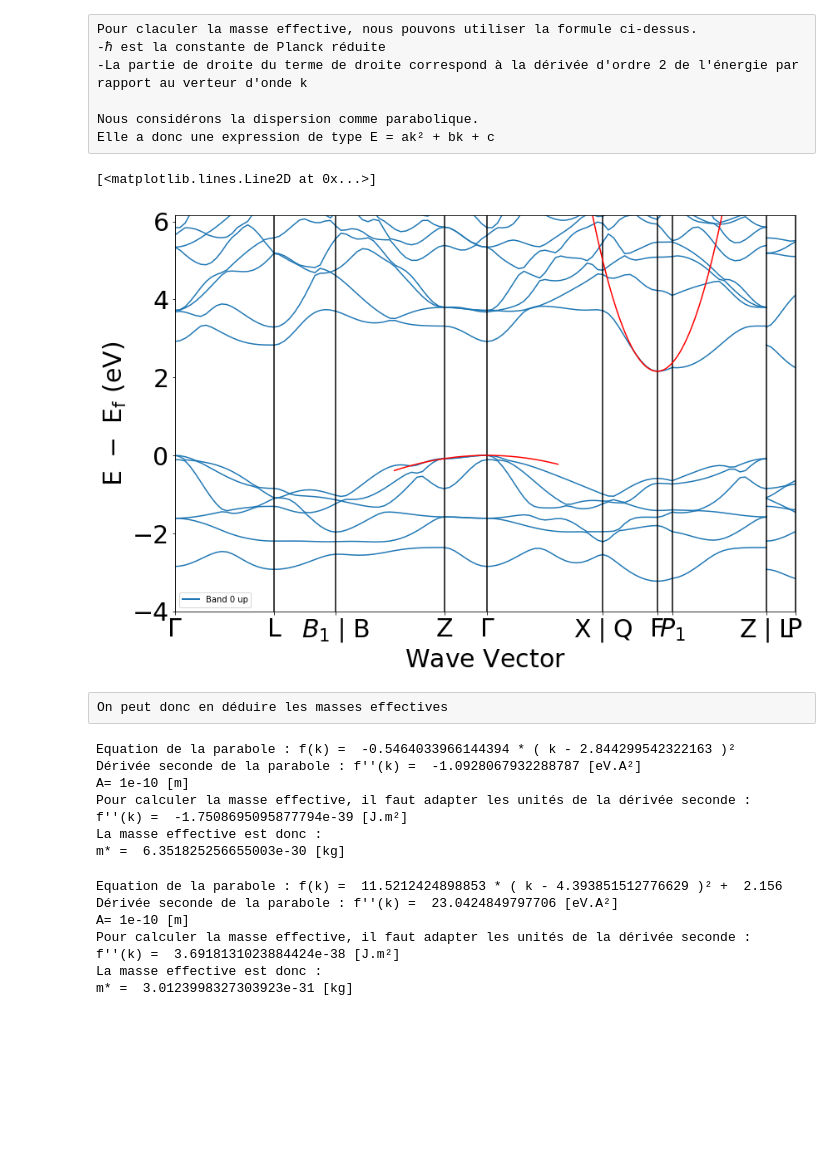
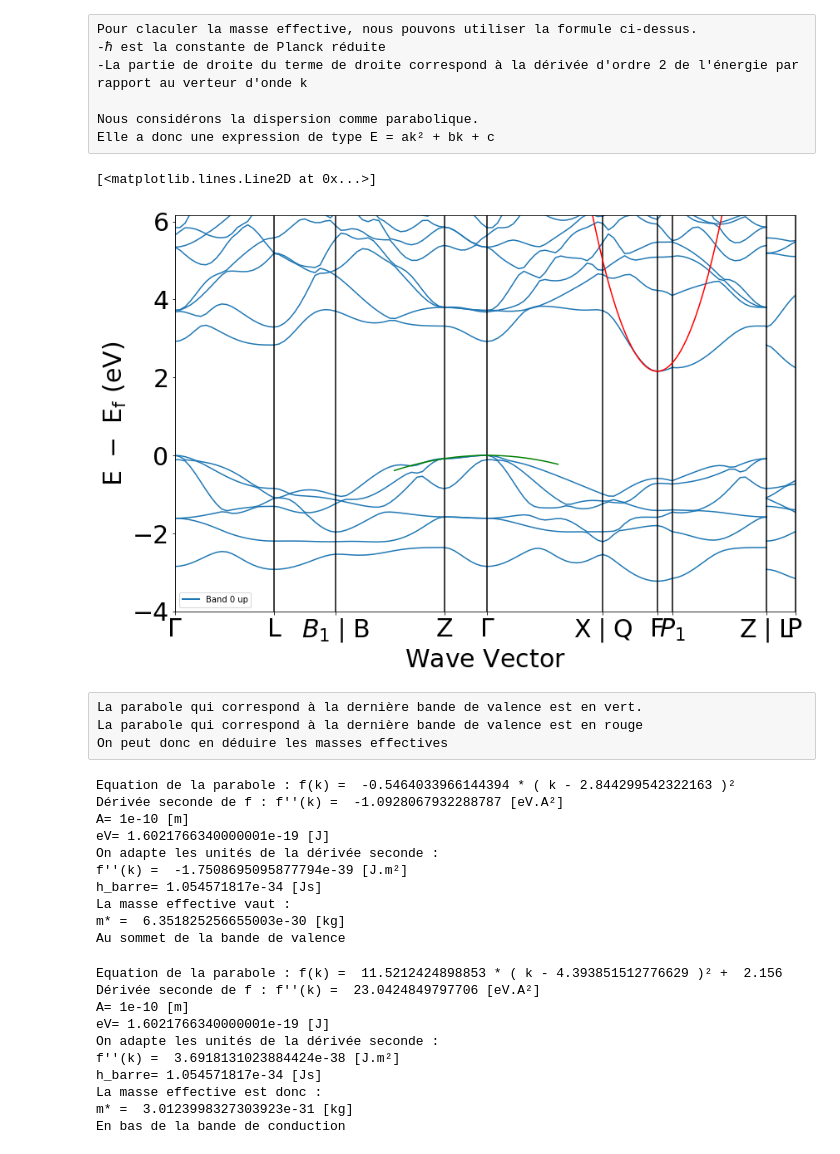
Before and after one commit to tschepers/lmapr1492, a Jupyter notebook: bands.ipynb, the cells around one changed output. Saved outputs shown, nothing was run; the diff lists cells and outputs as text; code cells hidden in the pictures; blank space fills up the shorter version.

```diff
--- a/bands.ipynb
+++ b/bands.ipynb
@@ -114,9 +114,6 @@ Pour claculer la masse effective, nous pouvons utiliser la formule ci-dessus.
 Nous considérons la dispersion comme parabolique.
 Elle a donc une expression de type E = ak² + bk + c
 # %%
-hb = 1.054571817*(10**-34)
-eV = 1.602176634*(10**-19)
-
 #Coordonnées du sommet de la bande de valence
 [x1,y1] = [position[3][8],LM.get('1')[3][14][8]]
 #Coordonnées d'un autre point
@@ -124,68 +121,81 @@ eV = 1.602176634*(10**-19)
 
 #Coordonnées du bas de la bande de conduction
 [x3,y3] = [position[5][10],LM.get('1')[5][15][10]]
 #Coordonnées d'un autre point
 [x4,y4] = [position[5][6],LM.get('1')[5][15][6]]
 
 # équation parabole : f(k) = mVal*(k-pVal)**2
 mVal = y2/(x2-x1)**2
 pVal = x1
 
 def fVal(x):
     return mVal*(x-pVal)**2
 
 xVal = np.arange(2,3.5,0.01)
 yVal = fVal(xVal)
 
 # équation parabole : f(k) = mCond*(k-pCond)^2 + y3
 mCond = (y4-y3)/(x4-x3)**2
 pCond = x3
 
 def fCond(x):
     return mCond*(x-pCond)**2 + y3
 
 xCond = np.arange(-1,10,0.01)
 yCond = fCond(xCond)
 
 BSPlott.get_plot()
 plt.plot(xCond,yCond,color ='r')
-plt.plot(xVal,yVal,color = 'r')
+plt.plot(xVal,yVal,color = 'g')
 # %% [output]
 [<matplotlib.lines.Line2D at 0x...>]
-[figure, old version]
+[figure, new version]
 # %% [raw]
+La parabole qui correspond à la dernière bande de valence est en vert.
+La parabole qui correspond à la dernière bande de valence est en rouge
 On peut donc en déduire les masses effectives
 # %%
+
 print('Equation de la parabole : f(k) = ', mVal,'* ( k -',pVal,')²')
-print('Dérivée seconde de la parabole : f\'\'(k) = ', 2*mVal,'[eV.A²]')
+print('Dérivée seconde de f : f\'\'(k) = ', 2*mVal,'[eV.A²]')
 print("A=",10**-10,"[m]")
+print("eV=",1.602176634*(10**-19),"[J]")
 print('On adapte les unités de la dérivée seconde :')
-print('f\'\'(k) = ',2*mVal*((10**-10)**2)*eV, '[J.m²]')
+print('f\'\'(k) = ',2*mVal*((10**-10)**2)*(1.602176634*(10**-19)), '[J.m²]')
+print("h_barre=",1.054571817*(10**-34),"[Js]")
 print('La masse effective vaut :')
-print('m* = ',abs((hb**2)/(2*mVal*((10**-10)**2)*eV)),'[kg]')
+print('m* = ',abs(((1.054571817*(10**-34))**2)/(2*mVal*((10**-10)**2)*(1.602176634*(10**-19)))),'[kg]')
 print('Au sommet de la bande de valence')
 # %% [output]
 Equation de la parabole : f(k) =  -0.5464033966144394 * ( k - 2.844299542322163 )²
-Dérivée seconde de la parabole : f''(k) =  -1.0928067932288787 [eV.A²]
+Dérivée seconde de f : f''(k) =  -1.0928067932288787 [eV.A²]
 A= 1e-10 [m]
-Pour calculer la masse effective, il faut adapter les unités de la dérivée seconde :
+eV= 1.6021766340000001e-19 [J]
+On adapte les unités de la dérivée seconde :
 f''(k) =  -1.7508695095877794e-39 [J.m²]
-La masse effective est donc :
+h_barre= 1.054571817e-34 [Js]
+La masse effective vaut :
 m* =  6.351825256655003e-30 [kg]
+Au sommet de la bande de valence
 # %%
 print('Equation de la parabole : f(k) = ', mCond,'* ( k -',pCond,')² + ',y3)
-print('Dérivée seconde de la parabole : f\'\'(k) = ', 2*mCond,'[eV.A²]')
+print('Dérivée seconde de f : f\'\'(k) = ', 2*mCond,'[eV.A²]')
 print("A=",(10**-10),"[m]")
+print("eV=",1.602176634*(10**-19),"[J]")
 print('On adapte les unités de la dérivée seconde :')
-print('f\'\'(k) = ',2*mCond*((10**-10)**2)*eV, '[J.m²]')
+print('f\'\'(k) = ',2*mCond*((10**-10)**2)*1.602176634*(10**-19), '[J.m²]')
+print("h_barre=",1.054571817*(10**-34),"[Js]")
 print('La masse effective est donc :')
-print('m* = ',(hb**2)/(2*mCond*((10**-10)**2)*eV),'[kg]')
+print('m* = ',((1.054571817*(10**-34))**2)/(2*mCond*((10**-10)**2)*1.602176634*(10**-19)),'[kg]')
 print('En bas de la bande de conduction')
 # %% [output]
 Equation de la parabole : f(k) =  11.5212424898853 * ( k - 4.393851512776629 )² +  2.156
-Dérivée seconde de la parabole : f''(k) =  23.0424849797706 [eV.A²]
+Dérivée seconde de f : f''(k) =  23.0424849797706 [eV.A²]
 A= 1e-10 [m]
-Pour calculer la masse effective, il faut adapter les unités de la dérivée seconde :
+eV= 1.6021766340000001e-19 [J]
+On adapte les unités de la dérivée seconde :
 f''(k) =  3.6918131023884424e-38 [J.m²]
+h_barre= 1.054571817e-34 [Js]
 La masse effective est donc :
 m* =  3.0123998327303923e-31 [kg]
+En bas de la bande de conduction
```
Also changed, not shown: parts of 2 cells of this notebook.
